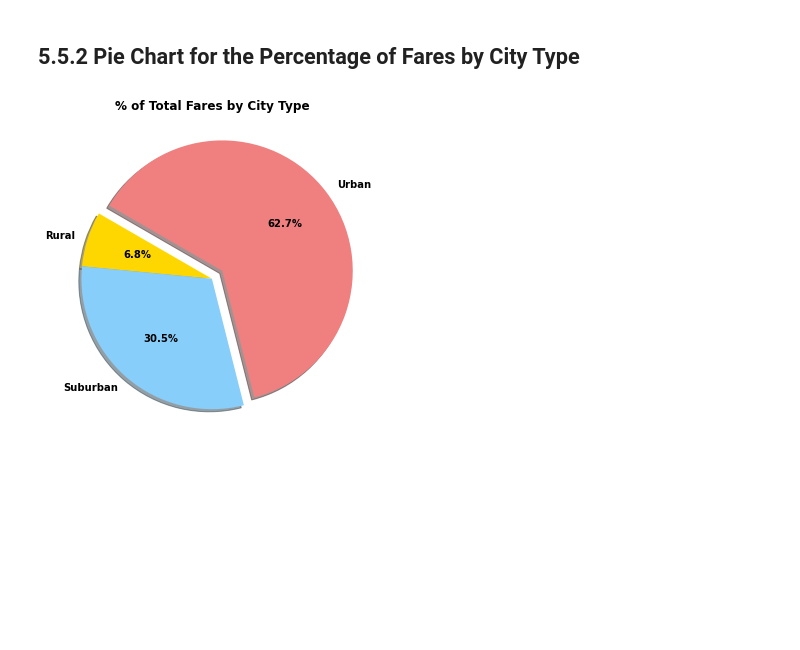
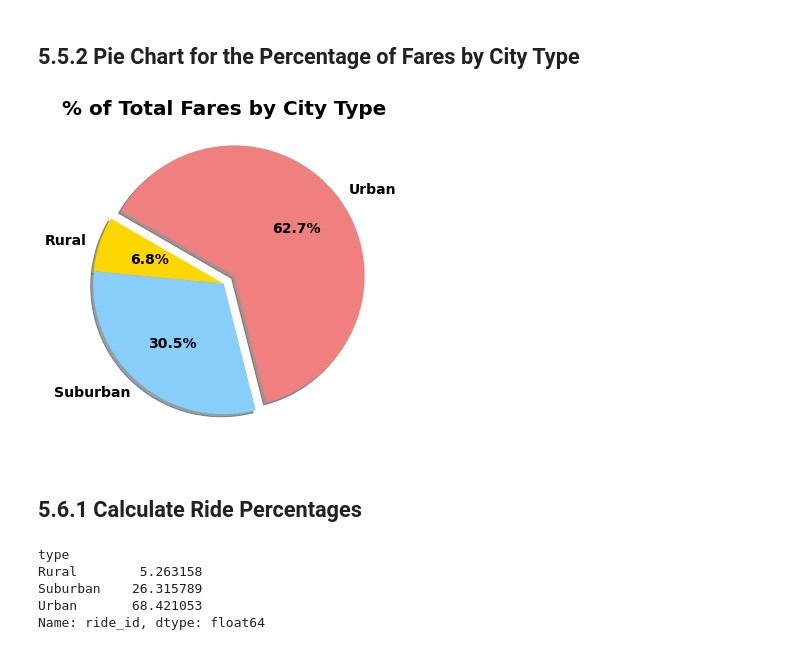
Before and after one commit to stefcenti2022/PyBer_Analysis, a Jupyter notebook: PyBer.ipynb, the cells around one changed output. Cells and saved outputs as stored; diff of their text form; code cells hidden in the pictures; blank space fills up the shorter version.

```diff
--- a/PyBer.ipynb
+++ b/PyBer.ipynb
@@ -840,21 +840,33 @@ Name: fare, dtype: float64
 # %%
 # Import mpl to change the plot configurations using rcParams
 import matplotlib as mpl
 # Build the percentage of fares by city type pie chart.
 plt.subplots(figsize=(10,6))
 plt.pie(type_percents,
     labels=["Rural", "Suburban", "Urban"],
     colors=["gold", "lightskyblue", "lightcoral"],
     explode=[0, 0, 0.1],
     autopct='%1.1f%%',
     shadow=True, startangle=150)
-plt.title("% of Total Fares by City Type", weight='bold')
+plt.title("% of Total Fares by City Type", weight='bold', size = 20)
 # Change the default font size from 10 to 14.
 mpl.rcParams['font.size'] = 14
 mpl.rcParams['font.weight'] = 'bold'
 # Save Figure
 plt.savefig("analysis/Fig5.png")
 # Show Figure
 plt.show()
 # %% [output]
-[figure, old version]
+[figure, new version]
+# %% [markdown]
+## 5.6.1 Calculate Ride Percentages
+# %%
+# Calculate the percentage of rides for each city type.
+ride_percents = 100 * pyber_data_df.groupby(["type"]).count()["ride_id"] / pyber_data_df["ride_id"].count()
+ride_percents
+# %% [output]
+type
+Rural        5.263158
+Suburban    26.315789
+Urban       68.421053
+Name: ride_id, dtype: float64
```
Also changed, not shown: parts of 20 cells of this notebook, 6 other files.
